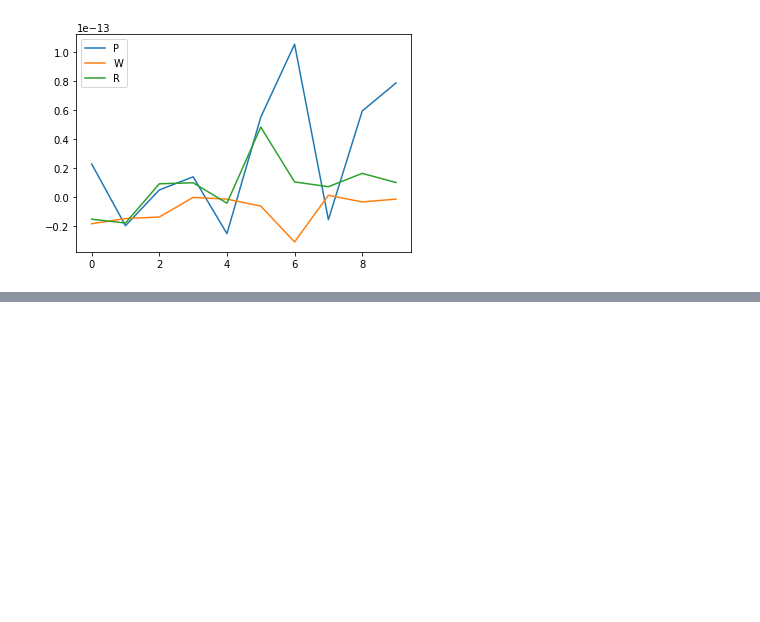
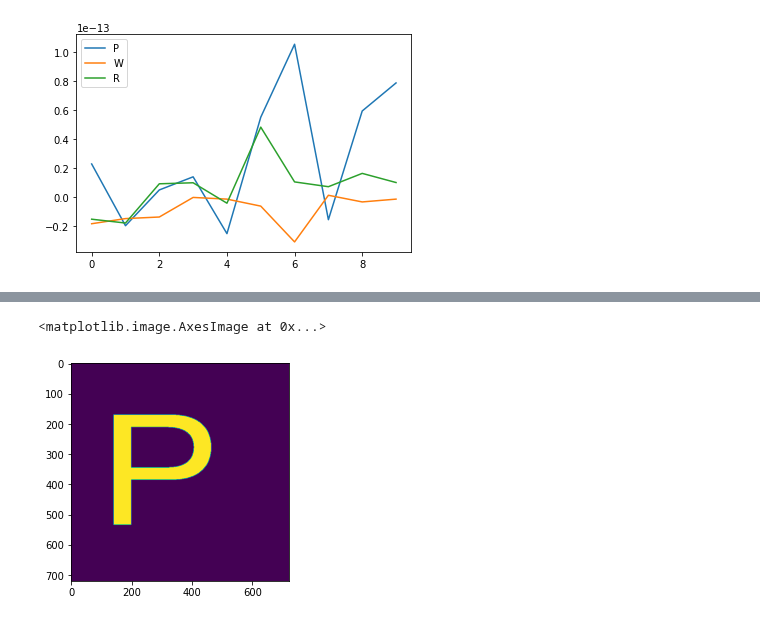
Before and after one commit to oscarteeninga/Metody-Rozpoznawania-Obrazow, a Jupyter notebook: lab1/lab1.ipynb, the cells around one changed output, grey strips where cells are left out. Cells and saved outputs as stored; diff of their text form; code cells hidden in the pictures; blank space fills up the shorter version.

```diff
--- a/lab1/lab1.ipynb
+++ b/lab1/lab1.ipynb
@@ -40,6 +42,10 @@ seq = iaa.Sequential([
         rotate=(-90, 90),
     )
 ], random_order=True)
+
+scale = iaa.Affine(scale={"x": (0.75, 1.25), "y": (0.75, 1.25)})
+translate = iaa.Affine(translate_percent={"x": (-0.15, 0.15), "y": (-0.15, 0.15)})
+rotate = iaa.Affine(rotate=(-90, 90))
 # %%
 P_cs = [seq(images=np.array(P)) for _ in range(10)]
 W_cs = [seq(images=np.array(W)) for _ in range(10)]
@@ -114,0 +146,4 @@ dfs[5].plot()
+# %%
+P_scaled = [scale(images=np.array(P)) for _ in range(10)]
+R_scaled = [scale(images=np.array(R)) for _ in range(10)]
+W_scaled = [scale(images=np.array(W)) for _ in range(10)]
@@ -114,0 +178,5 @@ dfs[5].plot()
+# %%
+plt.imshow(P_scaled[0])
+# %% [output]
+<matplotlib.image.AxesImage at 0x...>
+[figure, added]
```
Also changed, not shown: parts of 29 cells of this notebook, 3 other files.
